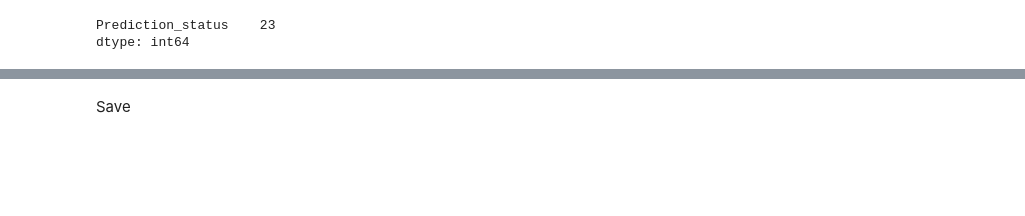
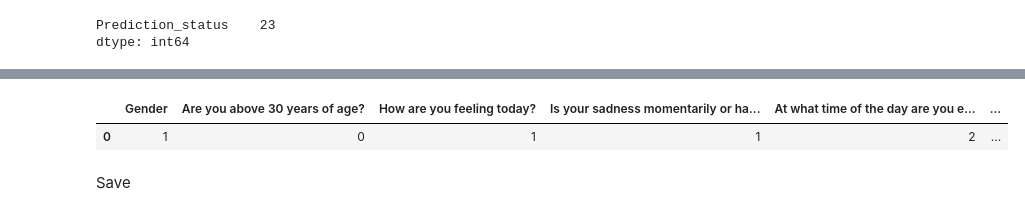
Before and after one commit to Mind-Joy-Bangkit-2022/MindJoyApp-MachineLearningModels, a Jupyter notebook: mental health/mental_health_3.ipynb, the cells around one changed output, grey strips where cells are left out. Cells and saved outputs as stored; diff of their text form; code cells hidden in the pictures; blank space fills up the shorter version.

```diff
--- a/mental health/mental_health_3.ipynb
+++ b/mental health/mental_health_3.ipynb
@@ -914,3 +922,8 @@ weighted avg       0.83      0.83      0.83        48
+# %%
+features.head(1)
+# %% [output]
+|  | Gender | Are you above 30 years of age? | How are you feeling today? | Is your sadness momentarily or ha... | At what time of the day are you e... | ... |
+| 0 | 1 | 0 | 1 | 1 | 2 | ... |
 # %% [markdown]
 Save
 # %%
```
Also changed, not shown: parts of 20 cells of this notebook, 1 other file.
